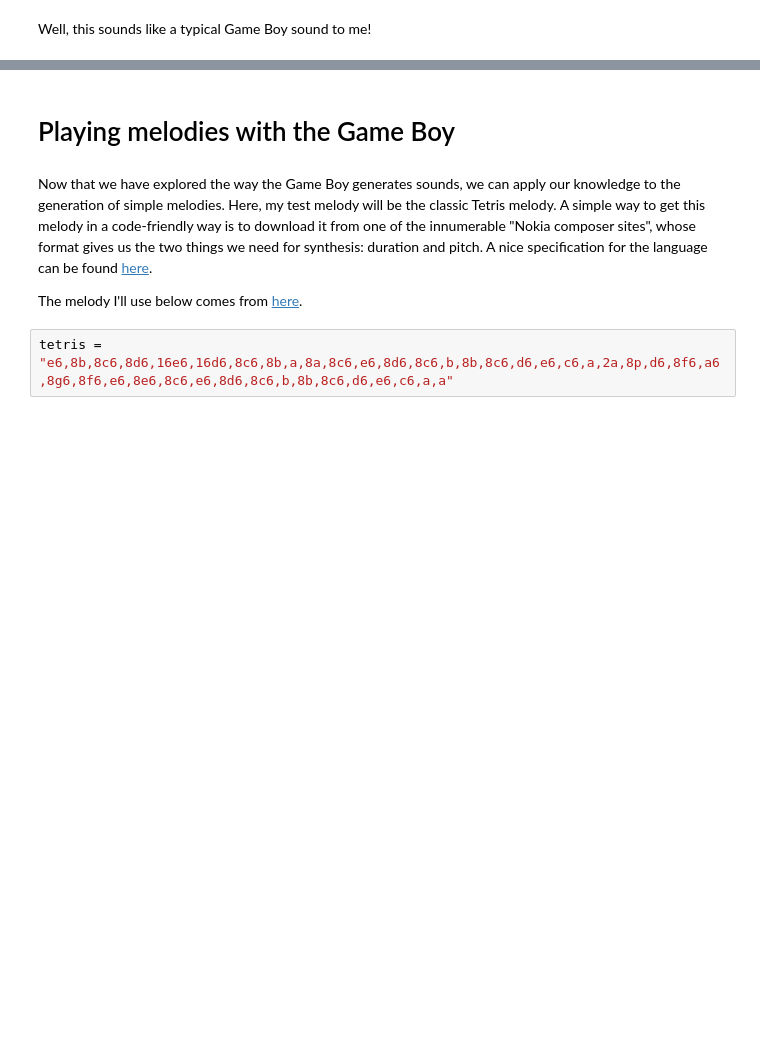
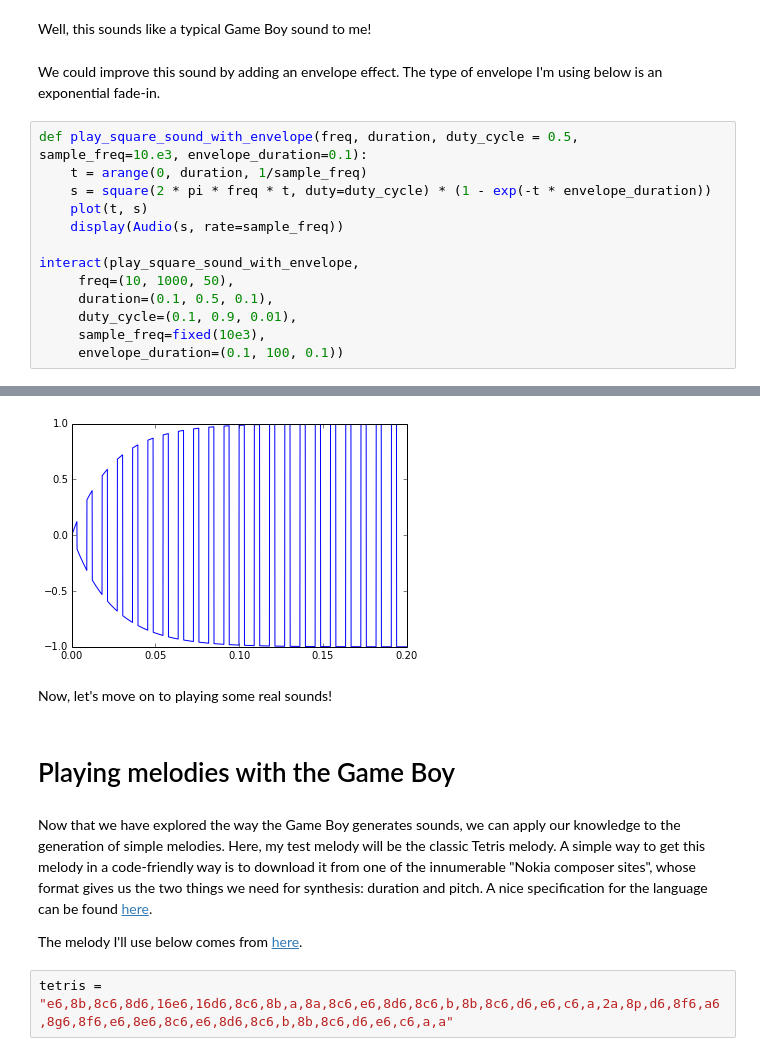
Before and after one commit to flothesof/posts, a Jupyter notebook: 20140909_GameBoySounds.ipynb, the cells around one changed output, grey strips where cells are left out. Saved outputs shown, nothing was run; the diff lists cells and outputs as text; blank space fills up the shorter version.

```diff
--- a/20140909_GameBoySounds.ipynb
+++ b/20140909_GameBoySounds.ipynb
@@ -75,2 +79,18 @@ interact(play_square_sound,
 # %% [markdown]
 Well, this sounds like a typical Game Boy sound to me!
+# %% [markdown]
+We could improve this sound by adding an envelope effect. The type of envelope I'm using below is an exponential fade-in.
+# %%
+def play_square_sound_with_envelope(freq, duration, duty_cycle = 0.5, sample_freq=10.e3, envelope_duration=0.1):
+    t = arange(0, duration, 1/sample_freq)
+    s = square(2 * pi * freq * t, duty=duty_cycle) * (1 - exp(-t * envelope_duration))
+    plot(t, s)
+    display(Audio(s, rate=sample_freq))
+
+interact(play_square_sound_with_envelope,
+     freq=(10, 1000, 50),
+     duration=(0.1, 0.5, 0.1),
+     duty_cycle=(0.1, 0.9, 0.01),
+     sample_freq=fixed(10e3),
+     envelope_duration=(0.1, 100, 0.1))
+# %% [output]
@@ -77,3 +98,6 @@ Well, this sounds like a typical Game Boy sound to me!
+[figure, added]
+# %% [markdown]
+Now, let's move on to playing some real sounds!
 # %% [markdown]
 # Playing melodies with the Game Boy
 # %% [markdown]
```
Also changed, not shown: parts of 4 cells of this notebook, 1 other file.
